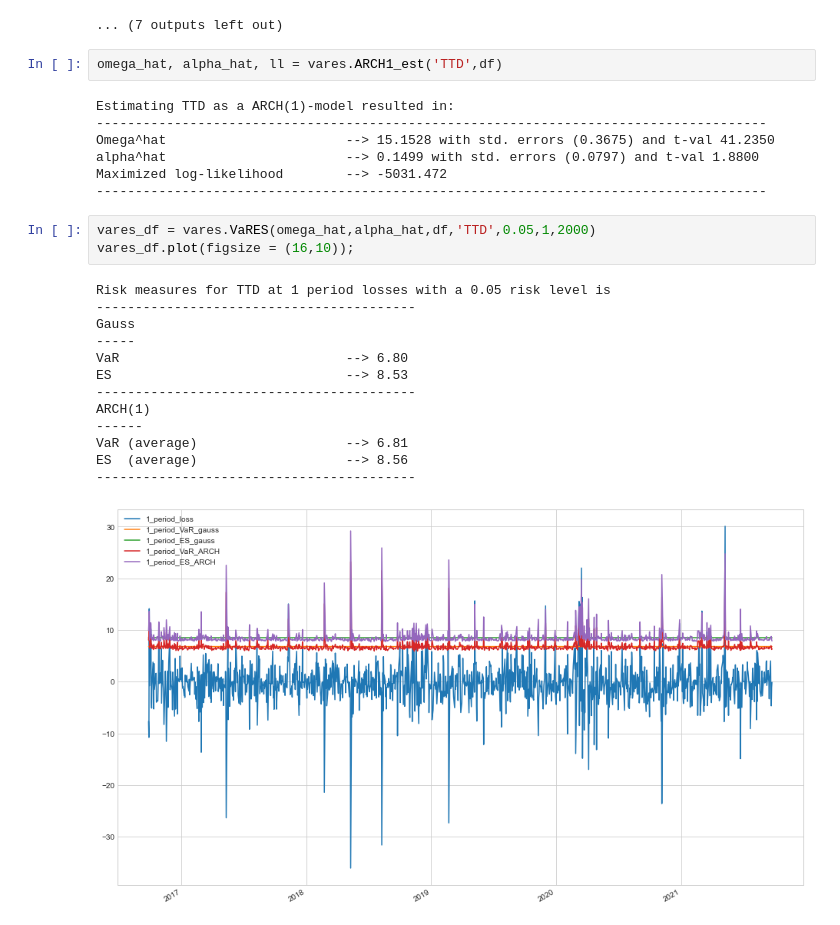
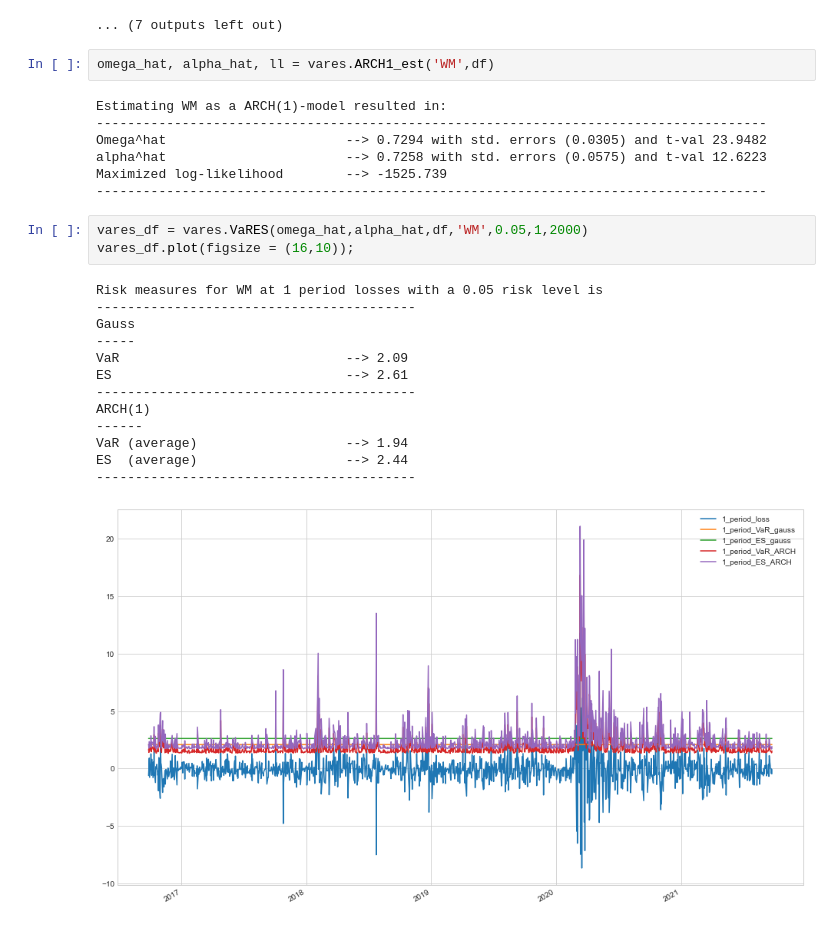
Before and after one commit to OlufKelk/PortfolioDesign, a Jupyter notebook: OptimalPF/Porfolio_notebook.ipynb, the cells around one changed output. Drawn from its saved outputs; the diff is of its cells as text.

```diff
--- a/OptimalPF/Porfolio_notebook.ipynb
+++ b/OptimalPF/Porfolio_notebook.ipynb
@@ -85,31 +91,31 @@ mu = pftools.desc_ticks(df,rdf,cdf)
 [figure]
 ... (7 outputs left out)
 # %%
-omega_hat, alpha_hat, ll = vares.ARCH1_est('TTD',df)
+omega_hat, alpha_hat, ll = vares.ARCH1_est('WM',df)
 # %% [output]
-Estimating TTD as a ARCH(1)-model resulted in:
+Estimating WM as a ARCH(1)-model resulted in:
 --------------------------------------------------------------------------------------
-Omega^hat                       --> 15.1528 with std. errors (0.3675) and t-val 41.2350
-alpha^hat                       --> 0.1499 with std. errors (0.0797) and t-val 1.8800
-Maximized log-likelihood        --> -5031.472
+Omega^hat                       --> 0.7294 with std. errors (0.0305) and t-val 23.9482
+alpha^hat                       --> 0.7258 with std. errors (0.0575) and t-val 12.6223
+Maximized log-likelihood        --> -1525.739
 --------------------------------------------------------------------------------------
 # %%
-vares_df = vares.VaRES(omega_hat,alpha_hat,df,'TTD',0.05,1,2000)
+vares_df = vares.VaRES(omega_hat,alpha_hat,df,'WM',0.05,1,2000)
 vares_df.plot(figsize = (16,10));
 # %% [output]
-Risk measures for TTD at 1 period losses with a 0.05 risk level is
+Risk measures for WM at 1 period losses with a 0.05 risk level is
 -----------------------------------------
 Gauss
 -----
-VaR                             --> 6.80
-ES                              --> 8.53
+VaR                             --> 2.09
+ES                              --> 2.61
 -----------------------------------------
 ARCH(1)
 ------
-VaR (average)                   --> 6.81
-ES  (average)                   --> 8.56
+VaR (average)                   --> 1.94
+ES  (average)                   --> 2.44
 -----------------------------------------
-[figure, old version]
+[figure, new version]
 # %%
 pftools.ana_optimal_portfolios(df,rdf,mu)
 # %% [output]
```
Also changed, not shown: parts of 13 cells of this notebook, 1 other file.
